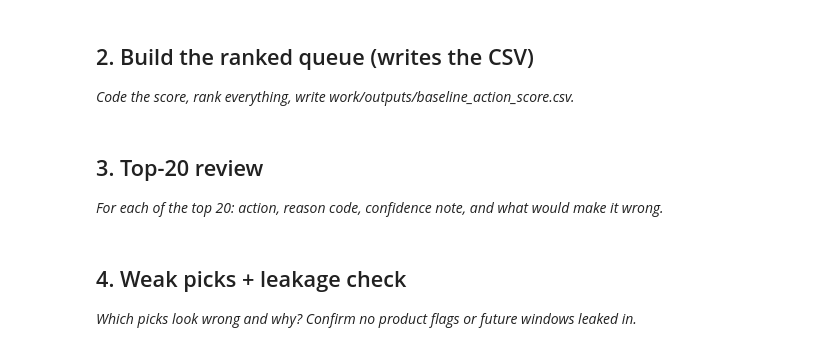
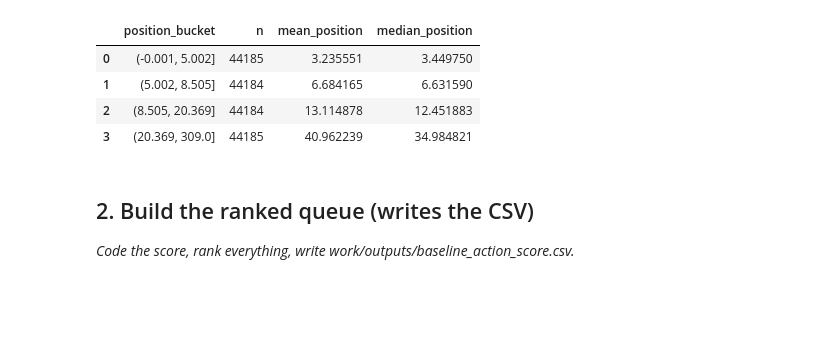
Before and after one commit to deetijasmitha/flyrank-ml-internship, a Jupyter notebook: work/notebooks/w04_baseline_score.ipynb, the cells around one changed output. Cells and saved outputs as stored; diff of their text form; code cells hidden in the pictures; blank space fills up the shorter version.

```diff
--- a/work/notebooks/w04_baseline_score.ipynb
+++ b/work/notebooks/w04_baseline_score.ipynb
@@ -16,3 +160,27 @@ This skeleton is yours to fill. Work the sections **in order** — each one has
+# %%
+march_df["position_bucket"] = pd.qcut(
+    march_df["gsc_avg_position"],
+    q=4,
+    duplicates="drop"
+)
+
+position_bucket = (
+    march_df.groupby("position_bucket", observed=True)
+    .agg(
+        n=("gsc_avg_position", "size"),
+        mean_position=("gsc_avg_position", "mean"),
+        median_position=("gsc_avg_position", "median")
+    )
+    .reset_index()
+)
+
+display(position_bucket)
+# %% [output]
+|  | position_bucket | n | mean_position | median_position |
+| 0 | (-0.001, 5.002] | 44185 | 3.235551 | 3.449750 |
+| 1 | (5.002, 8.505] | 44184 | 6.684165 | 6.631590 |
+| 2 | (8.505, 20.369] | 44184 | 13.114878 | 12.451883 |
+| 3 | (20.369, 309.0] | 44185 | 40.962239 | 34.984821 |
 # %% [markdown]
 ## 2. Build the ranked queue (writes the CSV)
 
@@ -23,4 +187,0 @@ This skeleton is yours to fill. Work the sections **in order** — each one has
-# %% [markdown]
-## 3. Top-20 review
-
-*For each of the top 20: action, reason code, confidence note, and what would make it wrong.*
@@ -30,4 +187,0 @@ This skeleton is yours to fill. Work the sections **in order** — each one has
-# %% [markdown]
-## 4. Weak picks + leakage check
-
-*Which picks look wrong and why? Confirm no product flags or future windows leaked in.*
```
Also changed, not shown: parts of 22 cells of this notebook.
